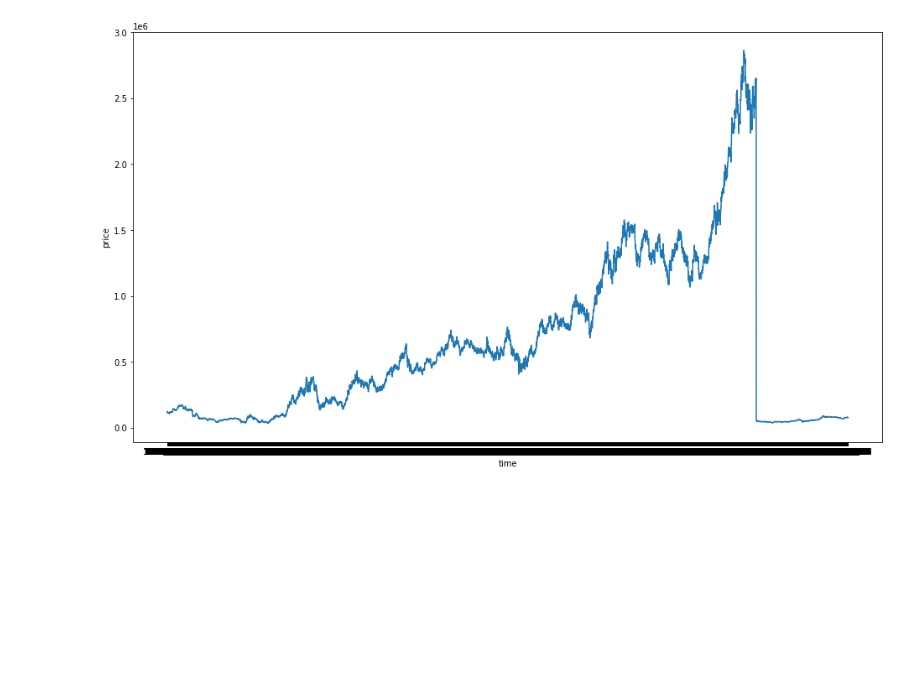
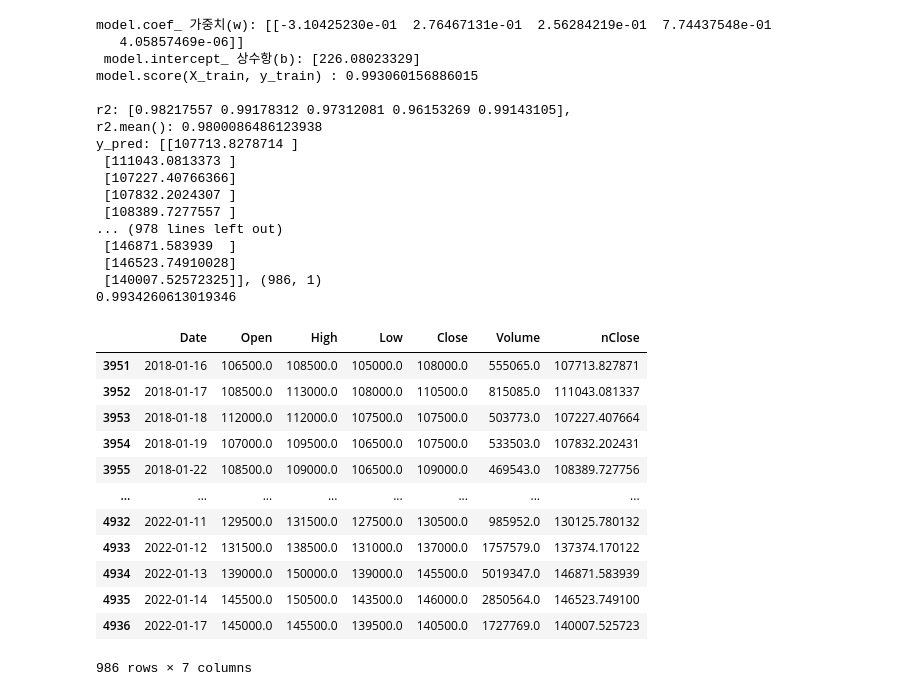
Before and after one commit to duffls/aiCourse, a Jupyter notebook: finance.ipynb, the cells around one changed output. Cells and saved outputs as stored; diff of their text form; code cells hidden in the pictures; blank space fills up the shorter version.

```diff
--- a/finance.ipynb
+++ b/finance.ipynb
@@ -22,0 +62,3 @@ data1
+# %%
+X_data = data[:-1][:]
+y_data = pd.DataFrame(data['Close'][1:])
@@ -22,0 +186,41 @@ data1
+# %%
+# 정규화 없이
+fit_cols = ['Open', 'High', 'Low', 'Close', 'Volume']
+model = LinearRegression().fit(X_train[fit_cols], y_train)
+
+# model train 결과, w, b 출력,
+print(f"model.coef_ 가중치(w): {model.coef_} \n model.intercept_ 상수항(b): {model.intercept_}")
+print(f"model.score(X_train, y_train) : {model.score(X_train[fit_cols], y_train)}")
+
+# KFold 한 결과
+from sklearn.model_selection import cross_val_score
+
+r2 = cross_val_score(model, X_train[fit_cols], y_train, cv=5)
+print(f"\nr2: {r2}, \nr2.mean(): {r2.mean()}")
+
+# 예측.
+y_pred = model.predict(X_test[fit_cols])
+print(f"y_pred: {y_pred}, {y_pred.shape}")
+
+# 결정 계수 구하기.
+from sklearn.metrics import r2_score
+
+print(r2_score(y_test, y_pred))
+# %% [output]
+model.coef_ 가중치(w): [[-3.10425230e-01  2.76467131e-01  2.56284219e-01  7.74437548e-01
+   4.05857469e-06]]
+ model.intercept_ 상수항(b): [226.08023329]
+model.score(X_train, y_train) : 0.993060156886015
+
+r2: [0.98217557 0.99178312 0.97312081 0.96153269 0.99143105],
+r2.mean(): 0.9800086486123938
+y_pred: [[107713.8278714 ]
+ [111043.0813373 ]
+ [107227.40766366]
+ [107832.2024307 ]
+ [108389.7277557 ]
+... (978 lines left out)
+ [146871.583939  ]
+ [146523.74910028]
+ [140007.52572325]], (986, 1)
+0.9934260613019346
@@ -23,8 +231,16 @@ data1
 # %%
-plt.figure(figsize=(16, 9))
-sns.lineplot(x=data1['일자'], y=data1['종가'])
-plt.xlabel('time')
-plt.ylabel('price')
-plt.show()
+test_conf
 # %% [output]
-[figure, removed]
+|  | Date | Open | High | Low | Close | Volume | nClose |
+| 3951 | 2018-01-16 | 106500.0 | 108500.0 | 105000.0 | 108000.0 | 555065.0 | 107713.827871 |
+| 3952 | 2018-01-17 | 108500.0 | 113000.0 | 108000.0 | 110500.0 | 815085.0 | 111043.081337 |
+| 3953 | 2018-01-18 | 112000.0 | 112000.0 | 107500.0 | 107500.0 | 503773.0 | 107227.407664 |
+| 3954 | 2018-01-19 | 107000.0 | 109500.0 | 106500.0 | 107500.0 | 533503.0 | 107832.202431 |
+| 3955 | 2018-01-22 | 108500.0 | 109000.0 | 106500.0 | 109000.0 | 469543.0 | 108389.727756 |
+| ... | ... | ... | ... | ... | ... | ... | ... |
+| 4932 | 2022-01-11 | 129500.0 | 131500.0 | 127500.0 | 130500.0 | 985952.0 | 130125.780132 |
+| 4933 | 2022-01-12 | 131500.0 | 138500.0 | 131000.0 | 137000.0 | 1757579.0 | 137374.170122 |
+| 4934 | 2022-01-13 | 139000.0 | 150000.0 | 139000.0 | 145500.0 | 5019347.0 | 146871.583939 |
+| 4935 | 2022-01-14 | 145500.0 | 150500.0 | 143500.0 | 146000.0 | 2850564.0 | 146523.749100 |
+| 4936 | 2022-01-17 | 145000.0 | 145500.0 | 139500.0 | 140500.0 | 1727769.0 | 140007.525723 |
+986 rows × 7 columns
```
Also changed, not shown: parts of 25 cells of this notebook.
